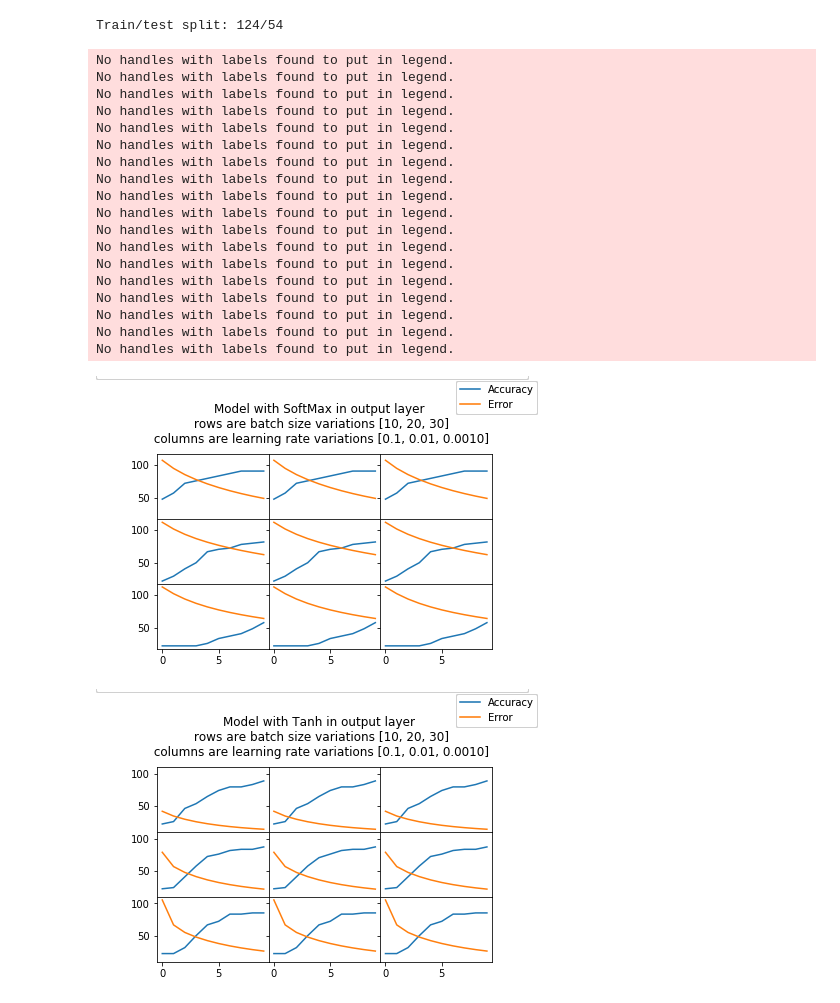
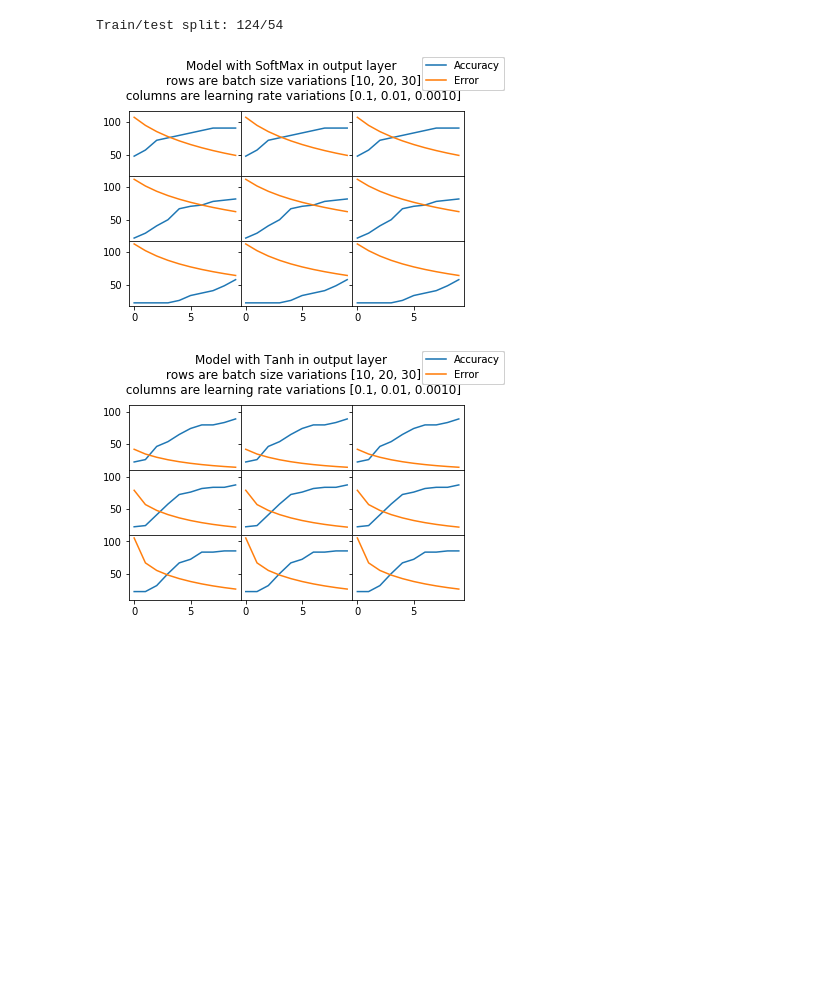
Before and after one commit to mgontar/ucu-dl-homework-2, a Jupyter notebook: resnet-softmax-bias-class-wine.ipynb, the cells around one changed output. Drawn from its saved outputs; the diff is of its cells as text; code cells hidden in the pictures; blank space fills up the shorter version.

Commit message:
update chart

```diff
--- a/resnet-softmax-bias-class-wine.ipynb
+++ b/resnet-softmax-bias-class-wine.ipynb
@@ -209,52 +209,32 @@ Train/test split: 124/54
 # %%
 isSoftMax_vals = [True, False]
 batch_size_vals = [10, 20, 30]
 learning_rate_vals = [0.1, 0.01, 0.001]
 
 for isSoftMax in isSoftMax_vals:
     f, axarr = plt.subplots(3, 3, sharex=True, sharey=True)
     f.suptitle("Model with "+('SoftMax' if isSoftMax else 'Tanh') + " in output layer" +
                "\n rows are batch size variations [10, 20, 30]" +
               "\n columns are learning rate variations [0.1, 0.01, 0.0010]")
     l1 = None
     l2 = None
     for batch_size in batch_size_vals:
         for learning_rate in learning_rate_vals:
             model.reset()
             error_by_epoch, accuracy_by_epoch = eval_model(model, X_train, y_train, X_test, y_test, learning_rate,
                                                            batch_size, isSoftMax)
             bsl = len(batch_size_vals)
             lrl = len(learning_rate_vals)
             plt_row, plt_col = batch_size_vals.index(batch_size), learning_rate_vals.index(learning_rate)
             #l1 = axarr[plt_row, plt_col].plot(accuracy_by_epoch)
             x = np.arange(0, 10, 1)
             l1, l2 = axarr[plt_row, plt_col].plot(x, accuracy_by_epoch, x, [error*100 for error in error_by_epoch])
             #l2 = axarr[plt_row, plt_col].plot([error*100 for error in error_by_epoch])
             f.legend((l1, l2), ('Accuracy', 'Error'), 'upper right')
-            f.legend(bbox_to_anchor=(0., 1.02, 1., .102), loc=3,
-               ncol=2, mode="expand", borderaxespad=0.)
     f.subplots_adjust(top = 0.8, hspace=0, wspace=0)
     for axrows in axarr:
         for ax in axrows:
             ax.label_outer()
 # %% [output]
-No handles with labels found to put in legend.
-No handles with labels found to put in legend.
-No handles with labels found to put in legend.
-No handles with labels found to put in legend.
-No handles with labels found to put in legend.
-No handles with labels found to put in legend.
-No handles with labels found to put in legend.
-No handles with labels found to put in legend.
-No handles with labels found to put in legend.
-No handles with labels found to put in legend.
-No handles with labels found to put in legend.
-No handles with labels found to put in legend.
-No handles with labels found to put in legend.
-No handles with labels found to put in legend.
-No handles with labels found to put in legend.
-No handles with labels found to put in legend.
-No handles with labels found to put in legend.
-No handles with labels found to put in legend.
-[figure, old version]
+[figure, new version]
-[figure, old version]
+[figure, new version]
```
Also changed, not shown: 3 other files.
